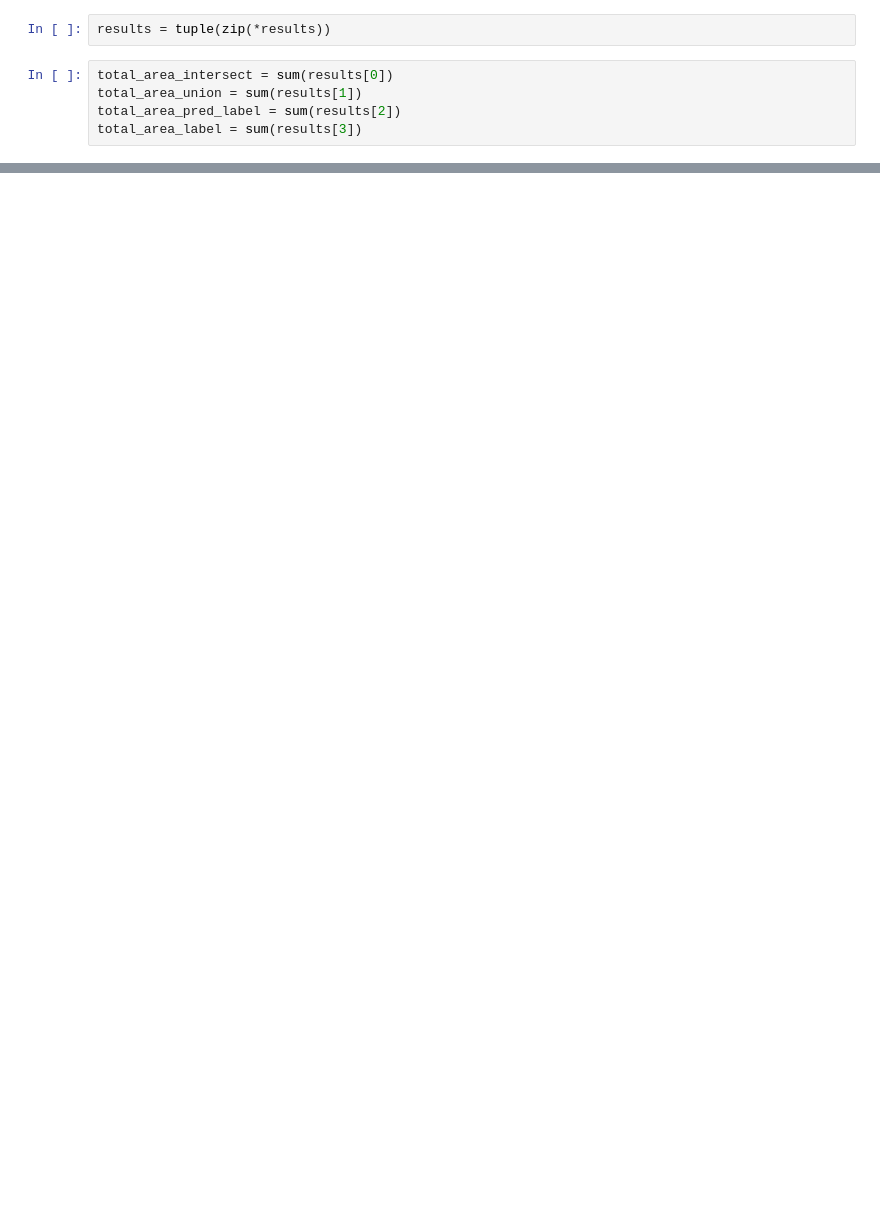
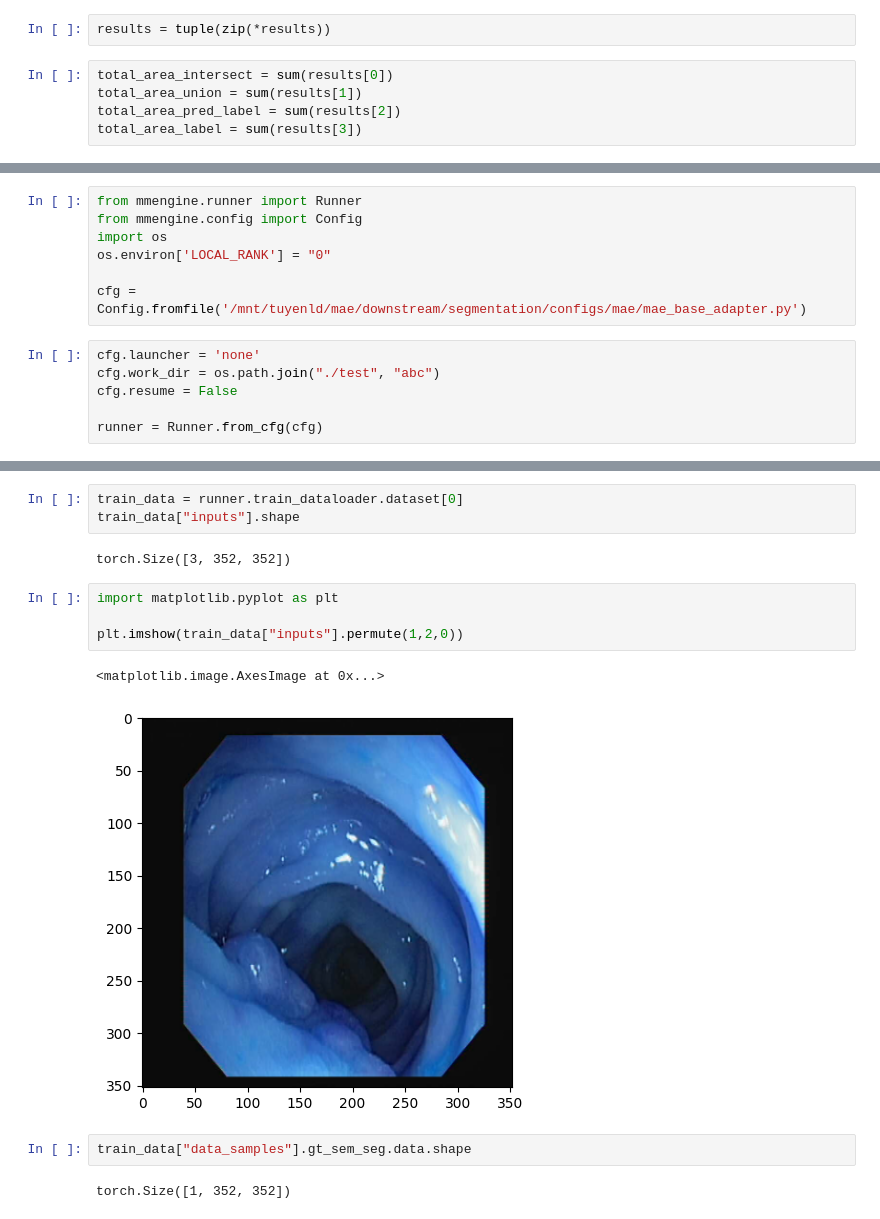
Before and after one commit to ledinhtuyen/thesis, a Jupyter notebook: downstream/segmentation/notebook.ipynb, the cells around one changed output, grey strips where cells are left out. Cells and saved outputs as stored; diff of their text form; blank space fills up the shorter version.

```diff
--- a/downstream/segmentation/notebook.ipynb
+++ b/downstream/segmentation/notebook.ipynb
@@ -810,0 +486,13 @@ TypeError: object of type 'int' has no len()
+# %%
+from mmengine.runner import Runner
+from mmengine.config import Config
+import os
+os.environ['LOCAL_RANK'] = "0"
+
+cfg = Config.fromfile('/mnt/tuyenld/mae/downstream/segmentation/configs/mae/mae_base_adapter.py')
+# %%
+cfg.launcher = 'none'
+cfg.work_dir = os.path.join("./test", "abc")
+cfg.resume = False
+
+runner = Runner.from_cfg(cfg)
@@ -810,0 +534,16 @@ TypeError: object of type 'int' has no len()
+# %%
+train_data = runner.train_dataloader.dataset[0]
+train_data["inputs"].shape
+# %% [output]
+torch.Size([3, 352, 352])
+# %%
+import matplotlib.pyplot as plt
+
+plt.imshow(train_data["inputs"].permute(1,2,0))
+# %% [output]
+<matplotlib.image.AxesImage at 0x...>
+[figure, added]
+# %%
+train_data["data_samples"].gt_sem_seg.data.shape
+# %% [output]
+torch.Size([1, 352, 352])
```
Also changed, not shown: parts of 90 cells of this notebook, 40 other files.
